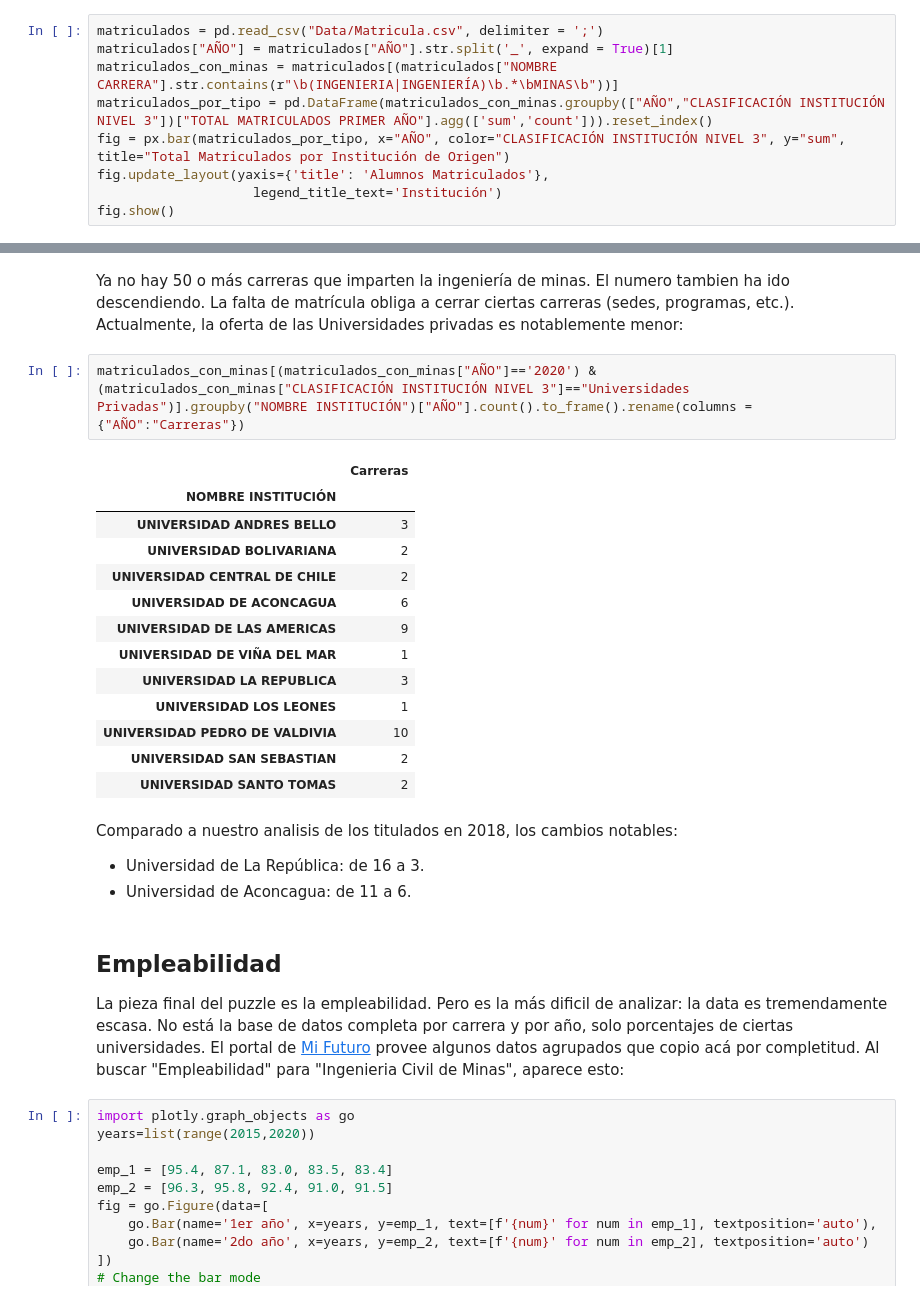
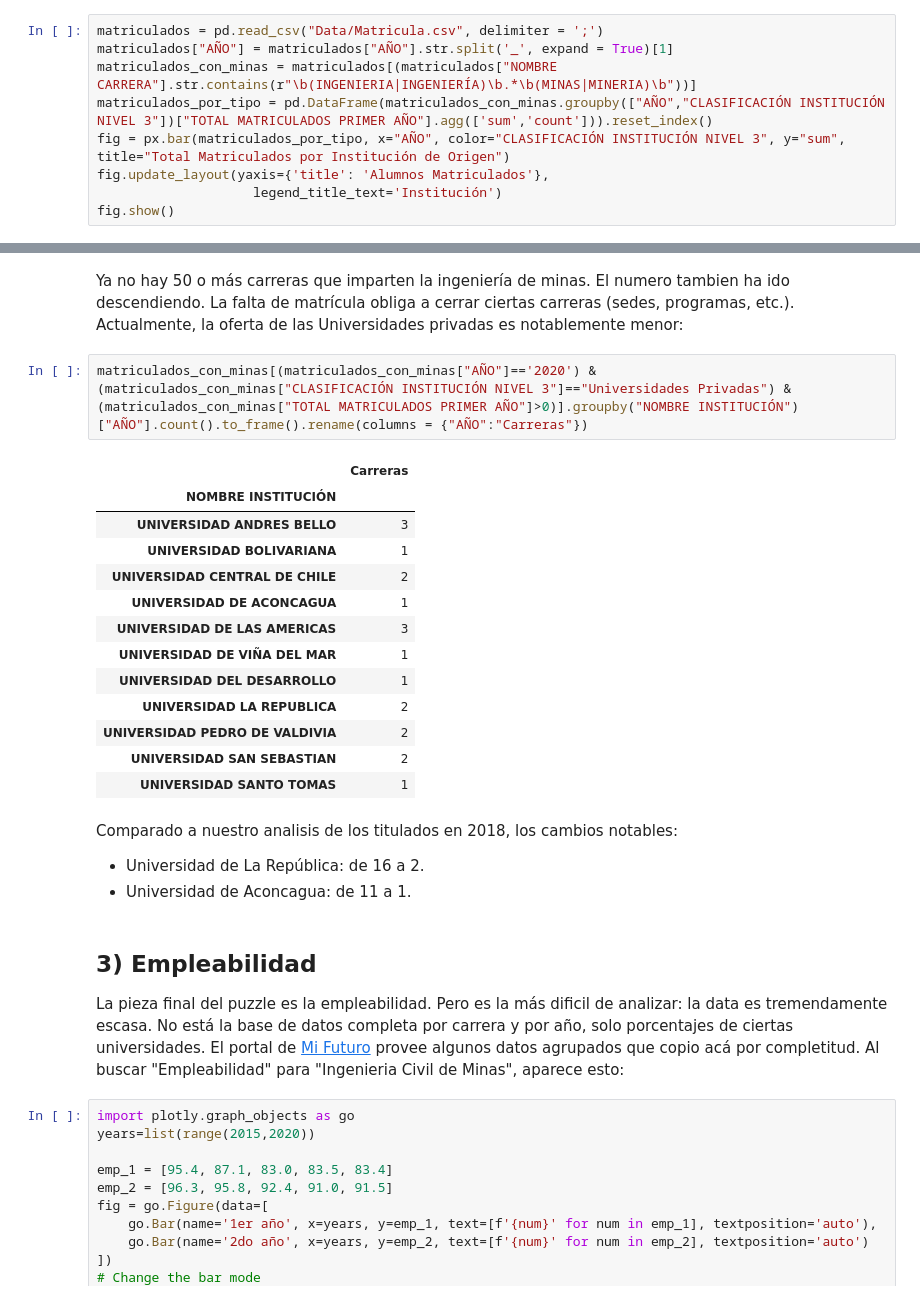
Before and after one commit to gnelis/Empleabilidad, a Jupyter notebook: analisis.ipynb, the cells around one changed output, grey strips where cells are left out. Drawn from its saved outputs; the diff is of its cells as text.

```diff
--- a/analisis.ipynb
+++ b/analisis.ipynb
@@ -87,7 +101,7 @@ Los titulados nos explican el estado actual del campo laboral. Pero ¿cómo han
 # %%
 matriculados = pd.read_csv("Data/Matricula.csv", delimiter = ';')
 matriculados["AÑO"] = matriculados["AÑO"].str.split('_', expand = True)[1]
-matriculados_con_minas = matriculados[(matriculados["NOMBRE CARRERA"].str.contains(r"\b(INGENIERIA|INGENIERÍA)\b.*\bMINAS\b"))]
+matriculados_con_minas = matriculados[(matriculados["NOMBRE CARRERA"].str.contains(r"\b(INGENIERIA|INGENIERÍA)\b.*\b(MINAS|MINERIA)\b"))]
 matriculados_por_tipo = pd.DataFrame(matriculados_con_minas.groupby(["AÑO","CLASIFICACIÓN INSTITUCIÓN NIVEL 3"])["TOTAL MATRICULADOS PRIMER AÑO"].agg(['sum','count'])).reset_index()
 fig = px.bar(matriculados_por_tipo, x="AÑO", color="CLASIFICACIÓN INSTITUCIÓN NIVEL 3", y="sum", title="Total Matriculados por Institución de Origen")
 fig.update_layout(yaxis={'title': 'Alumnos Matriculados'},
@@ -113,27 +127,27 @@ fig.show()
 # %% [markdown]
 Ya no hay 50 o más carreras que imparten la ingeniería de minas. El numero tambien ha ido descendiendo. La falta de matrícula obliga a cerrar ciertas carreras (sedes, programas, etc.). Actualmente, la oferta de las Universidades privadas es notablemente menor:
 # %%
-matriculados_con_minas[(matriculados_con_minas["AÑO"]=='2020') & (matriculados_con_minas["CLASIFICACIÓN INSTITUCIÓN NIVEL 3"]=="Universidades Privadas")].groupby("NOMBRE INSTITUCIÓN")["AÑO"].count().to_frame().rename(columns = {"AÑO":"Carreras"})
+matriculados_con_minas[(matriculados_con_minas["AÑO"]=='2020') & (matriculados_con_minas["CLASIFICACIÓN INSTITUCIÓN NIVEL 3"]=="Universidades Privadas") &(matriculados_con_minas["TOTAL MATRICULADOS PRIMER AÑO"]>0)].groupby("NOMBRE INSTITUCIÓN")["AÑO"].count().to_frame().rename(columns = {"AÑO":"Carreras"})
 # %% [output]
 |  | Carreras |
 | NOMBRE INSTITUCIÓN |  |
 | UNIVERSIDAD ANDRES BELLO | 3 |
-| UNIVERSIDAD BOLIVARIANA | 2 |
+| UNIVERSIDAD BOLIVARIANA | 1 |
 | UNIVERSIDAD CENTRAL DE CHILE | 2 |
-| UNIVERSIDAD DE ACONCAGUA | 6 |
-| UNIVERSIDAD DE LAS AMERICAS | 9 |
+| UNIVERSIDAD DE ACONCAGUA | 1 |
+| UNIVERSIDAD DE LAS AMERICAS | 3 |
 | UNIVERSIDAD DE VIÑA DEL MAR | 1 |
-| UNIVERSIDAD LA REPUBLICA | 3 |
-| UNIVERSIDAD LOS LEONES | 1 |
-| UNIVERSIDAD PEDRO DE VALDIVIA | 10 |
+| UNIVERSIDAD DEL DESARROLLO | 1 |
+| UNIVERSIDAD LA REPUBLICA | 2 |
+| UNIVERSIDAD PEDRO DE VALDIVIA | 2 |
 | UNIVERSIDAD SAN SEBASTIAN | 2 |
-| UNIVERSIDAD SANTO TOMAS | 2 |
+| UNIVERSIDAD SANTO TOMAS | 1 |
 # %% [markdown]
 Comparado a nuestro analisis de los titulados en 2018, los cambios notables:
-- Universidad de La República: de 16 a 3.
-- Universidad de Aconcagua: de 11 a 6.
+- Universidad de La República: de 16 a 2.
+- Universidad de Aconcagua: de 11 a 1.
 # %% [markdown]
-## Empleabilidad
+## 3) Empleabilidad
 
 La pieza final del puzzle es la empleabilidad. Pero es la más dificil de analizar: la data es tremendamente escasa. No está la base de datos completa por carrera y por año, solo porcentajes de ciertas universidades. El portal de [Mi Futuro](https://www.mifuturo.cl/buscador-de-estadisticas-por-carrera/) provee algunos datos agrupados que copio acá por completitud. Al buscar "Empleabilidad" para "Ingenieria Civil de Minas", aparece esto:
 # %%
```
Also changed, not shown: parts of 13 cells of this notebook.
